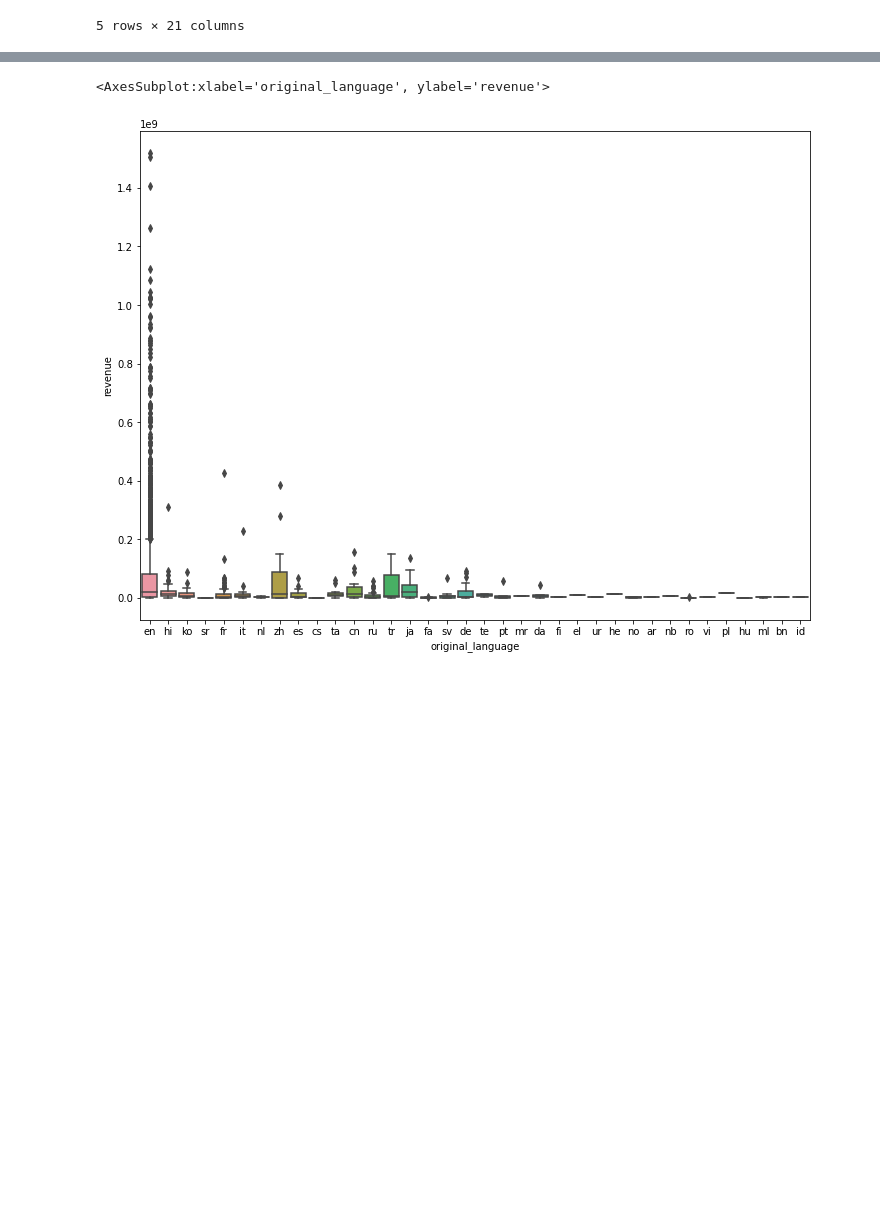
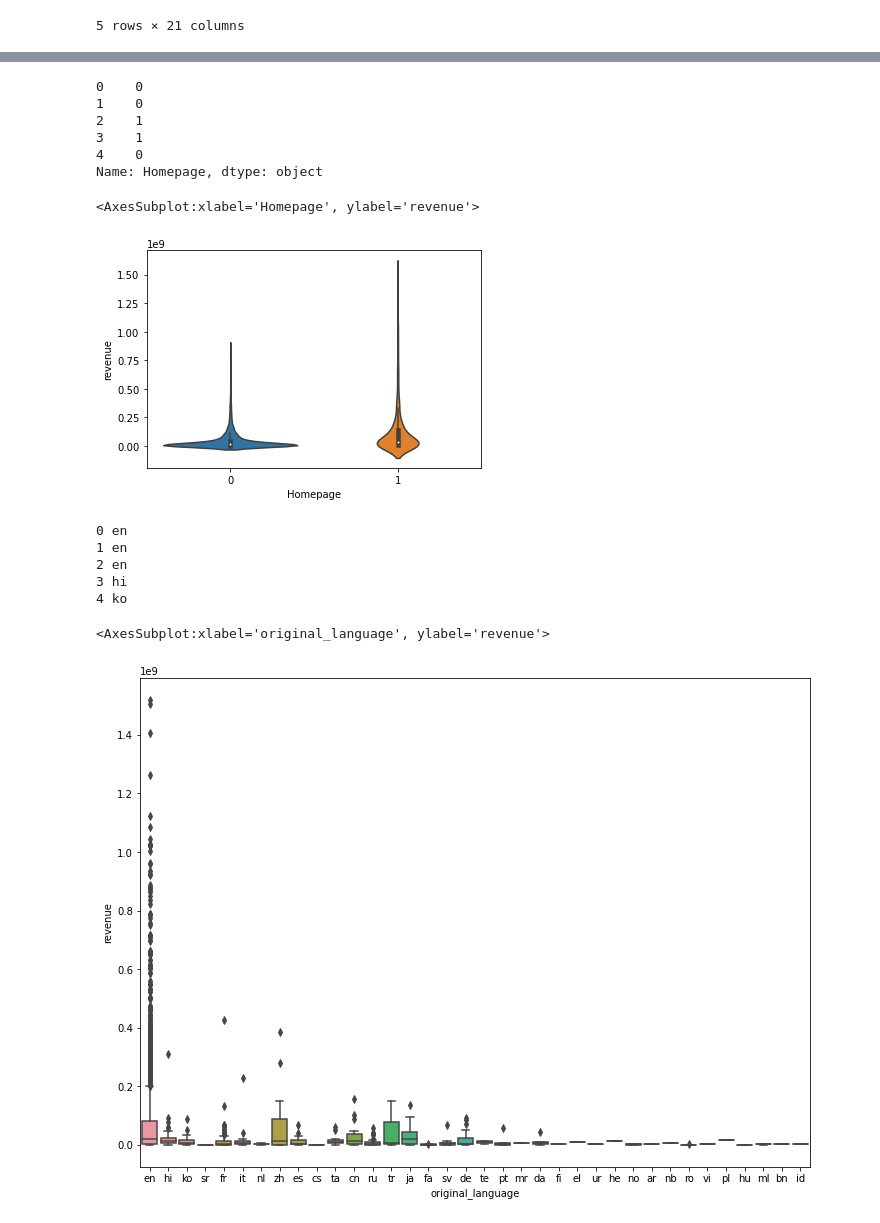
Before and after one commit to mohamedali-sc/TMDB-Box-Office-Prediction, a Jupyter notebook: model.ipynb, the cells around one changed output, grey strips where cells are left out. Saved outputs shown, nothing was run; the diff lists cells and outputs as text; code cells hidden in the pictures; blank space fills up the shorter version.

```diff
--- a/model.ipynb
+++ b/model.ipynb
@@ -249,0 +217,17 @@ for i,e in enumerate(trainData['original_language'][:5]):
+# %%
+trainData.drop(['homepage'], axis=1, inplace=True)
+testData.drop(['homepage'], axis=1, inplace=True)
+trainData["Homepage"].head()
+# %% [output]
+0    0
+1    0
+2    1
+3    1
+4    0
+Name: Homepage, dtype: object
+# %%
+
+sns.violinplot(x='Homepage',y='revenue',data=trainData)
+# %% [output]
+<AxesSubplot:xlabel='Homepage', ylabel='revenue'>
+[figure, added]
@@ -250,3 +241,12 @@ for i,e in enumerate(trainData['original_language'][:5]):
+# %%
+for i,e in enumerate(trainData['original_language'][:5]):
+    print(i,e)
+# %% [output]
+0 en
+1 en
+2 en
+3 hi
+4 ko
 # %%
 plt.subplots(figsize=(12, 9))
 sns.boxplot('original_language','revenue',data=trainData)
```
Also changed, not shown: parts of 72 cells of this notebook.
